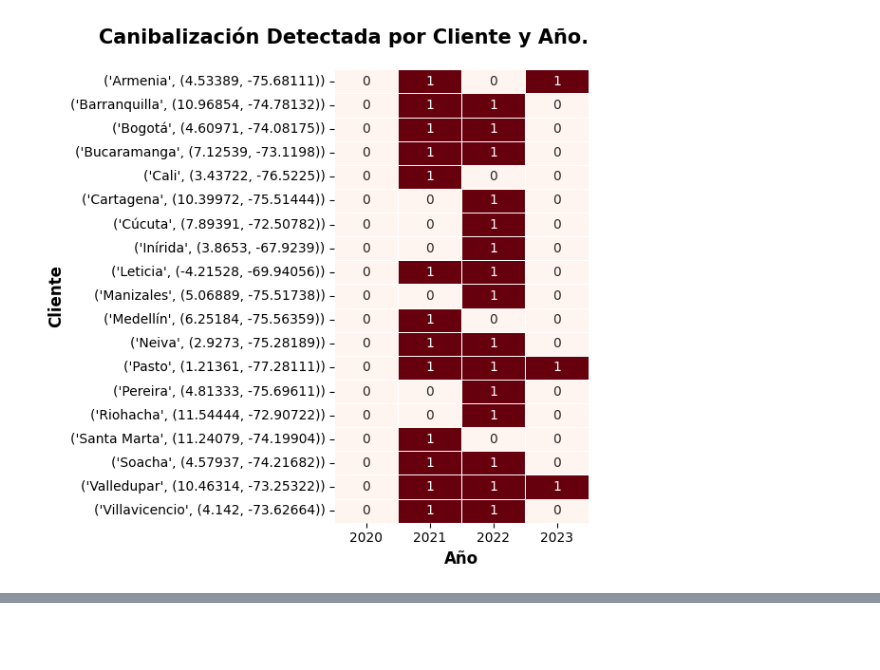
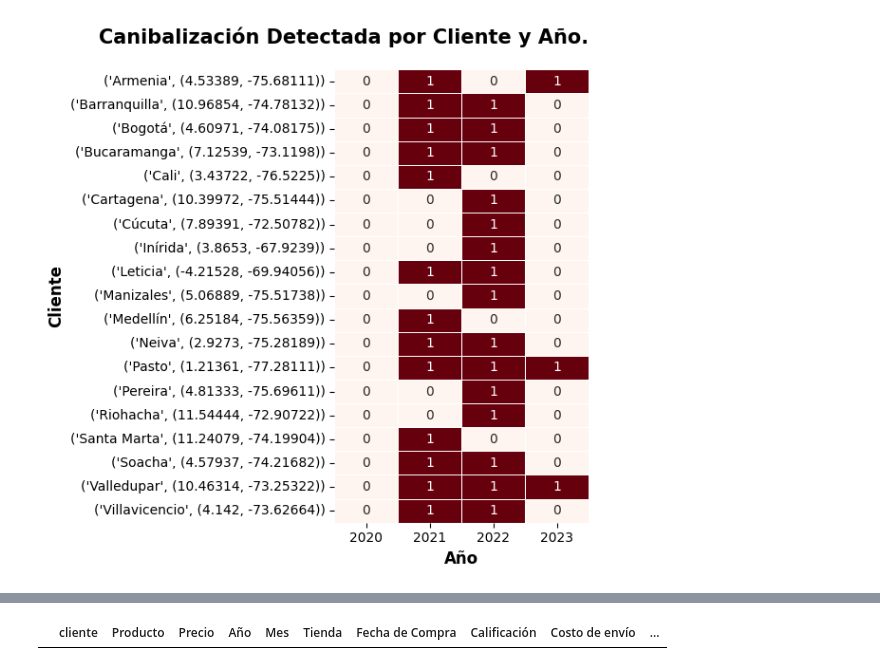
Before and after one commit to EuniceGarcia503/Challenge1_AluraStore, a Jupyter notebook: AluraStoreLatam.ipynb, the cells around one changed output, grey strips where cells are left out. Saved outputs shown, nothing was run; the diff lists cells and outputs as text; code cells hidden in the pictures; blank space fills up the shorter version.

```diff
--- a/AluraStoreLatam.ipynb
+++ b/AluraStoreLatam.ipynb
@@ -1865,0 +1993,12 @@ print()
+# %%
+
+cliente_producto_precio = base_tienda_concatenar[['cliente','Producto','Precio','Año','Mes','Tienda','Fecha de Compra','Calificación','Costo de envío','Categoría del Producto']]
+cliente1_compras_enero2020 = cliente_producto_precio[(cliente_producto_precio['cliente'] == ('Bogotá', (4.60971, -74.08175))) &
+                            (cliente_producto_precio['Año'] == 2020) & (cliente_producto_precio['Mes'] == 'Enero') &
+
+                            (cliente_producto_precio['Categoría del Producto']=='TV LED UHD 4K')]
+
+cliente1_compras_enero2020.sort_values(by='Fecha de Compra', ascending=True)
+cliente1_compras_enero2020
+# %% [output]
+|  | cliente | Producto | Precio | Año | Mes | Tienda | Fecha de Compra | Calificación | Costo de envío | ... |
```
Also changed, not shown: parts of 11 cells of this notebook.
